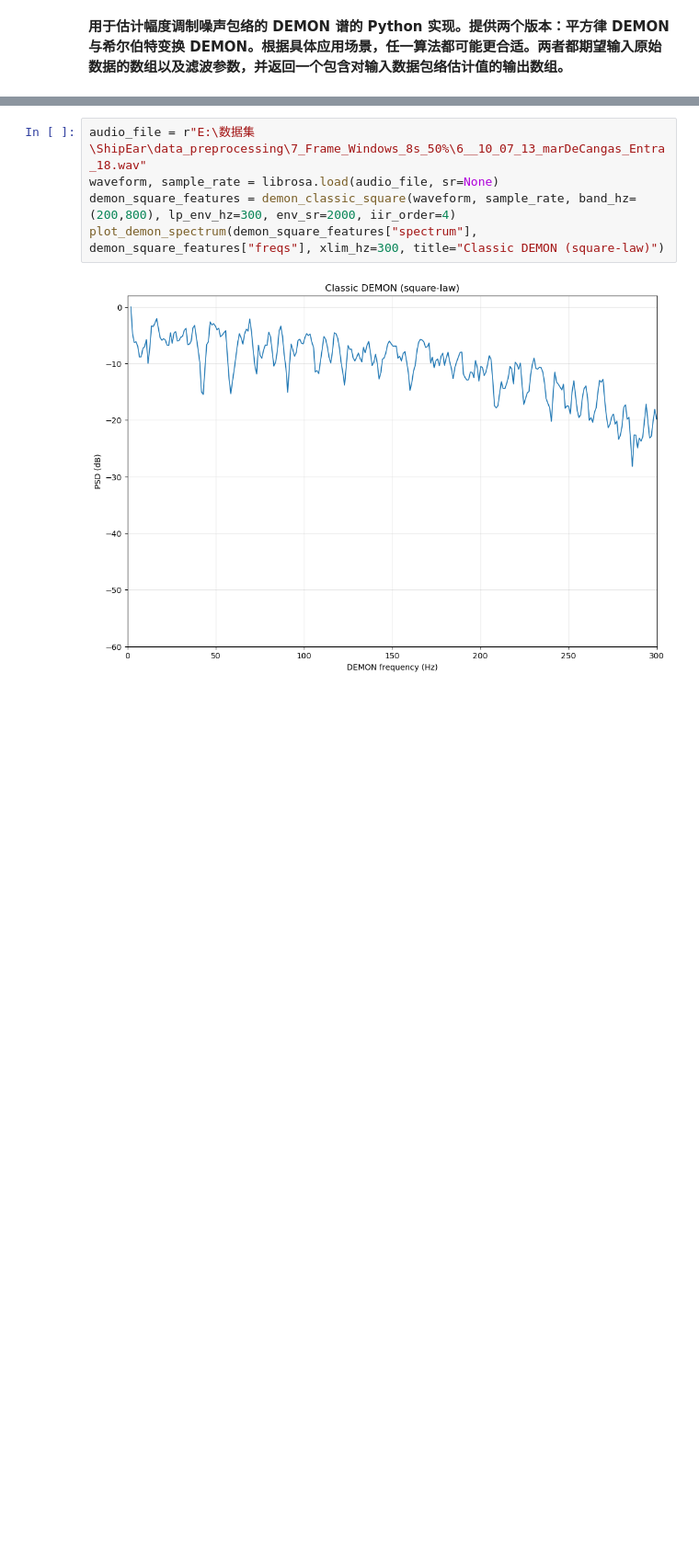
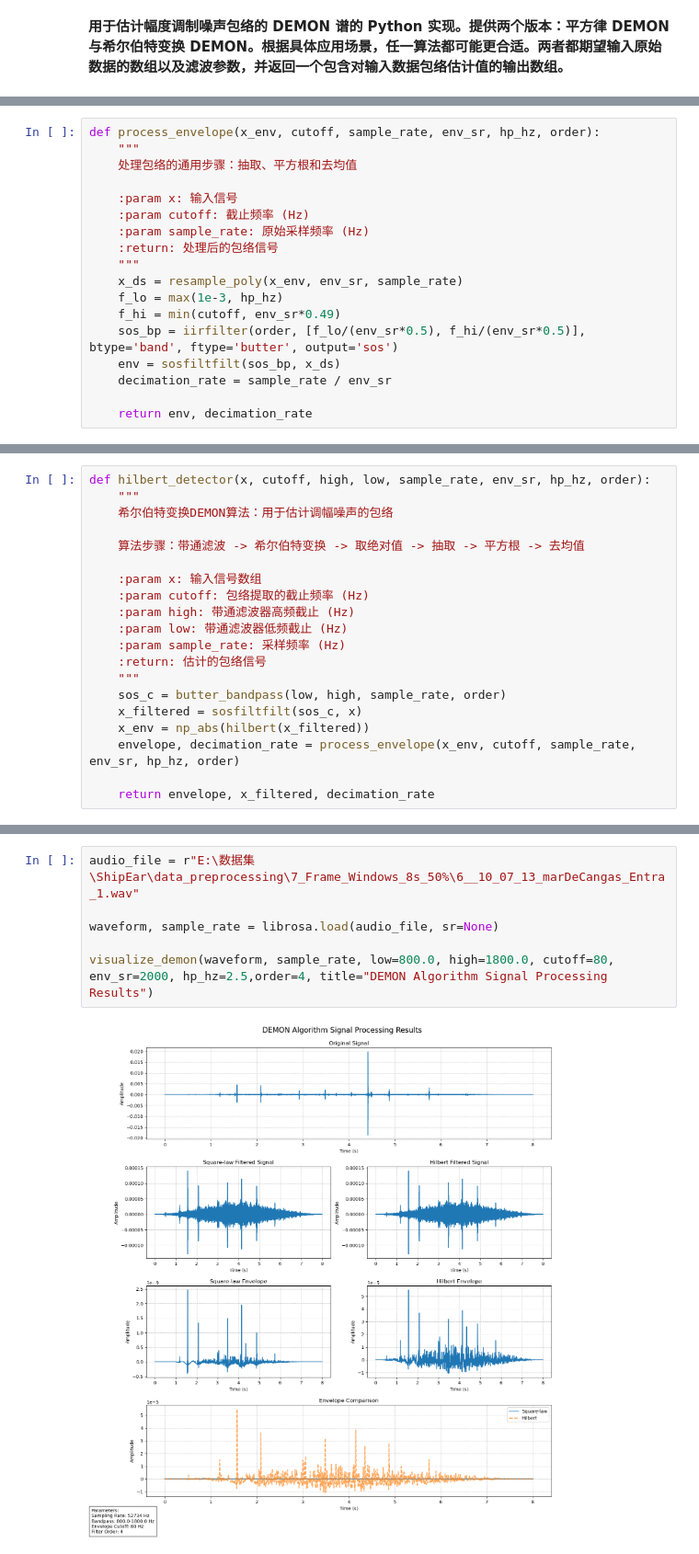
Before and after one commit to YoungBossX/Multi-feature-fusion-model-for-ship-audio, a Jupyter notebook: feature_extraction/physical_signiﬁcance_feature/DEMON.ipynb, the cells around one changed output, grey strips where cells are left out. Shown at 92% size. Saved outputs shown, nothing was run; the diff lists cells and outputs as text; blank space fills up the shorter version.

```diff
--- a/feature_extraction/physical_signiﬁcance_feature/DEMON.ipynb
+++ b/feature_extraction/physical_signiﬁcance_feature/DEMON.ipynb
@@ -154,0 +33,18 @@ def plot_demon_spectrum(spectrum, freqs, xlim_hz, title, save_path=None, drop_dc
+# %%
+def process_envelope(x_env, cutoff, sample_rate, env_sr, hp_hz, order):
+    """
+    处理包络的通用步骤：抽取、平方根和去均值
+
+    :param x: 输入信号
+    :param cutoff: 截止频率 (Hz)
+    :param sample_rate: 原始采样频率 (Hz)
+    :return: 处理后的包络信号
+    """
+    x_ds = resample_poly(x_env, env_sr, sample_rate)
+    f_lo = max(1e-3, hp_hz)
+    f_hi = min(cutoff, env_sr*0.49)
+    sos_bp = iirfilter(order, [f_lo/(env_sr*0.5), f_hi/(env_sr*0.5)], btype='band', ftype='butter', output='sos')
+    env = sosfiltfilt(sos_bp, x_ds)
+    decimation_rate = sample_rate / env_sr
+
+    return env, decimation_rate
@@ -154,0 +72,20 @@ def plot_demon_spectrum(spectrum, freqs, xlim_hz, title, save_path=None, drop_dc
+# %%
+def hilbert_detector(x, cutoff, high, low, sample_rate, env_sr, hp_hz, order):
+    """
+    希尔伯特变换DEMON算法：用于估计调幅噪声的包络
+
+    算法步骤：带通滤波 -> 希尔伯特变换 -> 取绝对值 -> 抽取 -> 平方根 -> 去均值
+
+    :param x: 输入信号数组
+    :param cutoff: 包络提取的截止频率 (Hz)
+    :param high: 带通滤波器高频截止 (Hz)
+    :param low: 带通滤波器低频截止 (Hz)
+    :param sample_rate: 采样频率 (Hz)
+    :return: 估计的包络信号
+    """
+    sos_c = butter_bandpass(low, high, sample_rate, order)
+    x_filtered = sosfiltfilt(sos_c, x)
+    x_env = np_abs(hilbert(x_filtered))
+    envelope, decimation_rate = process_envelope(x_env, cutoff, sample_rate, env_sr, hp_hz, order)
+
+    return envelope, x_filtered, decimation_rate
@@ -155,7 +182,8 @@ def plot_demon_spectrum(spectrum, freqs, xlim_hz, title, save_path=None, drop_dc
 # %%
-audio_file = r"E:\数据集\ShipEar\data_preprocessing\7_Frame_Windows_8s_50%\6__10_07_13_marDeCangas_Entra_18.wav"
+audio_file = r"E:\数据集\ShipEar\data_preprocessing\7_Frame_Windows_8s_50%\6__10_07_13_marDeCangas_Entra_1.wav"
+
 waveform, sample_rate = librosa.load(audio_file, sr=None)
-demon_square_features = demon_classic_square(waveform, sample_rate, band_hz=(200,800), lp_env_hz=300, env_sr=2000, iir_order=4)
-plot_demon_spectrum(demon_square_features["spectrum"], demon_square_features["freqs"], xlim_hz=300, title="Classic DEMON (square-law)")
+
+visualize_demon(waveform, sample_rate, low=800.0, high=1800.0, cutoff=80, env_sr=2000, hp_hz=2.5,order=4, title="DEMON Algorithm Signal Processing Results")
 # %% [output]
-[figure, old version]
+[figure, new version]
```
Also changed, not shown: parts of 9 cells of this notebook.
